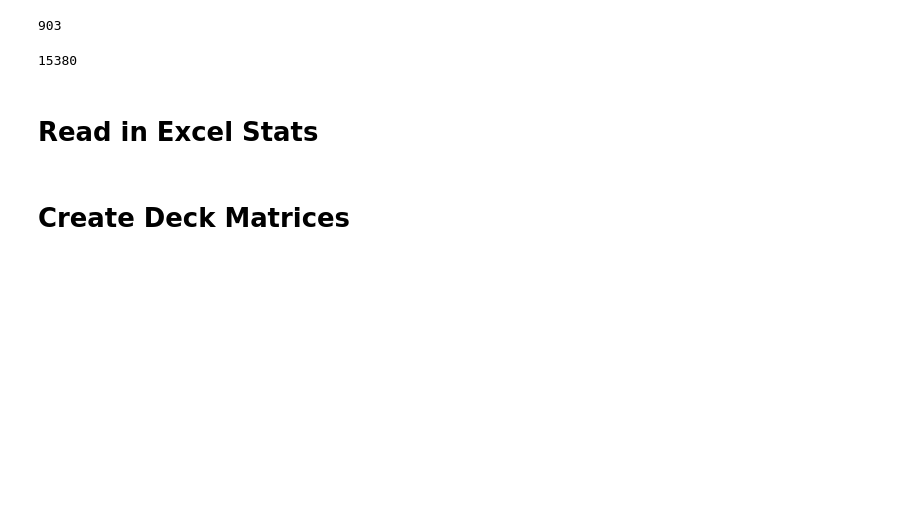
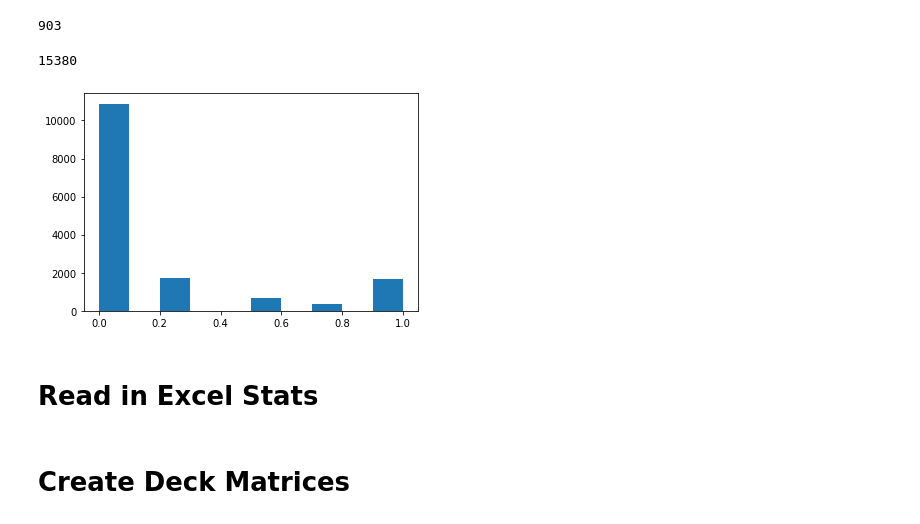
Before and after one commit to dpalbrecht/ClashRoyaleAnalytics, a Jupyter notebook: data_science/sandbox/2020_08_26_100k_gc_data.ipynb, the cells around one changed output. Drawn from its saved outputs; the diff is of its cells as text; code cells hidden in the pictures; blank space fills up the shorter version.

Commit message:
finish gc 100k deck recs

```diff
--- a/data_science/sandbox/2020_08_26_100k_gc_data.ipynb
+++ b/data_science/sandbox/2020_08_26_100k_gc_data.ipynb
@@ -37,11 +39,37 @@ len([(d,c) for d,c in Counter(decks_str).most_common() if c>=10])
 # %%
 # Only take unique decks - 15,380 of them
 decks = df[['card'+str(i) for i in range(1,9)]].values.tolist()
-decks = set([str(sorted(d)) for d in decks if 'Heal' not in d])
+
+# Save deck counts dictionary before taking the set of all decks
+decks = [str(sorted(d)) for d in decks if 'Heal' not in d]
+deck_counts = Counter(decks)
+
+decks = set(decks)
 decks = [eval(d) for d in decks]
 len(decks)
 # %% [output]
 15380
+# %%
+# Clip deck counts between 0 and 5, and normalize between 0 and 1
+upper_deck_limit = 5
+
+d_ = []
+counts = []
+for d,c in deck_counts.most_common():
+    d_.append(d)
+    counts.append(c)
+
+scaler = MinMaxScaler(feature_range=(0, 1))
+scaled_counts = scaler.fit_transform(np.clip(np.array(counts), 0, upper_deck_limit).reshape(-1, 1)).flatten()
+
+# Inspect distribution of normalized count weights
+plt.hist(scaled_counts)
+plt.show();
+
+# Finalize deck counts dictionary
+normed_deck_counts = dict(zip(d_, scaled_counts))
+# %% [output]
+[figure, added]
 # %% [markdown]
 # Read in Excel Stats
 # %%
```
Also changed, not shown: parts of 8 cells of this notebook.
